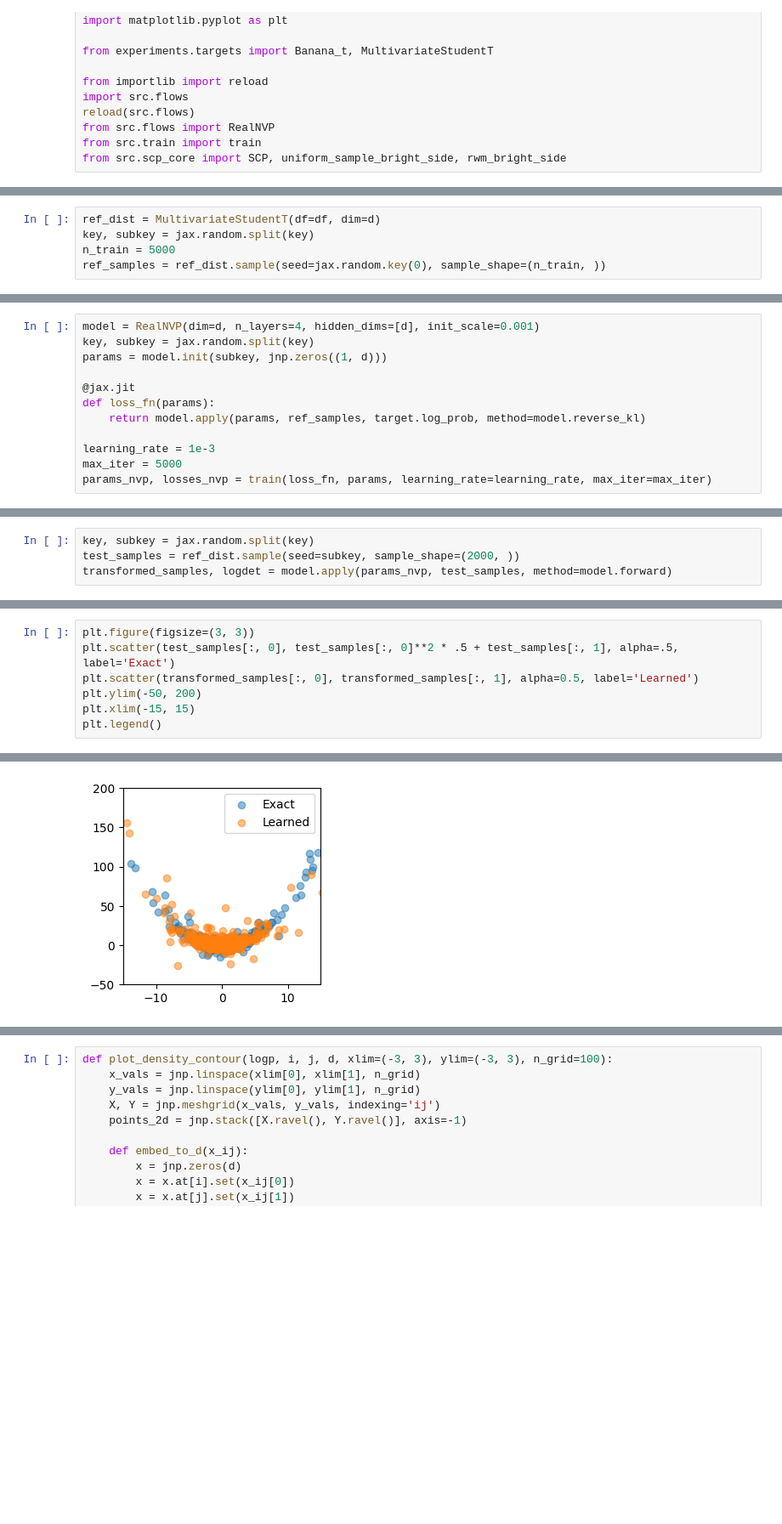
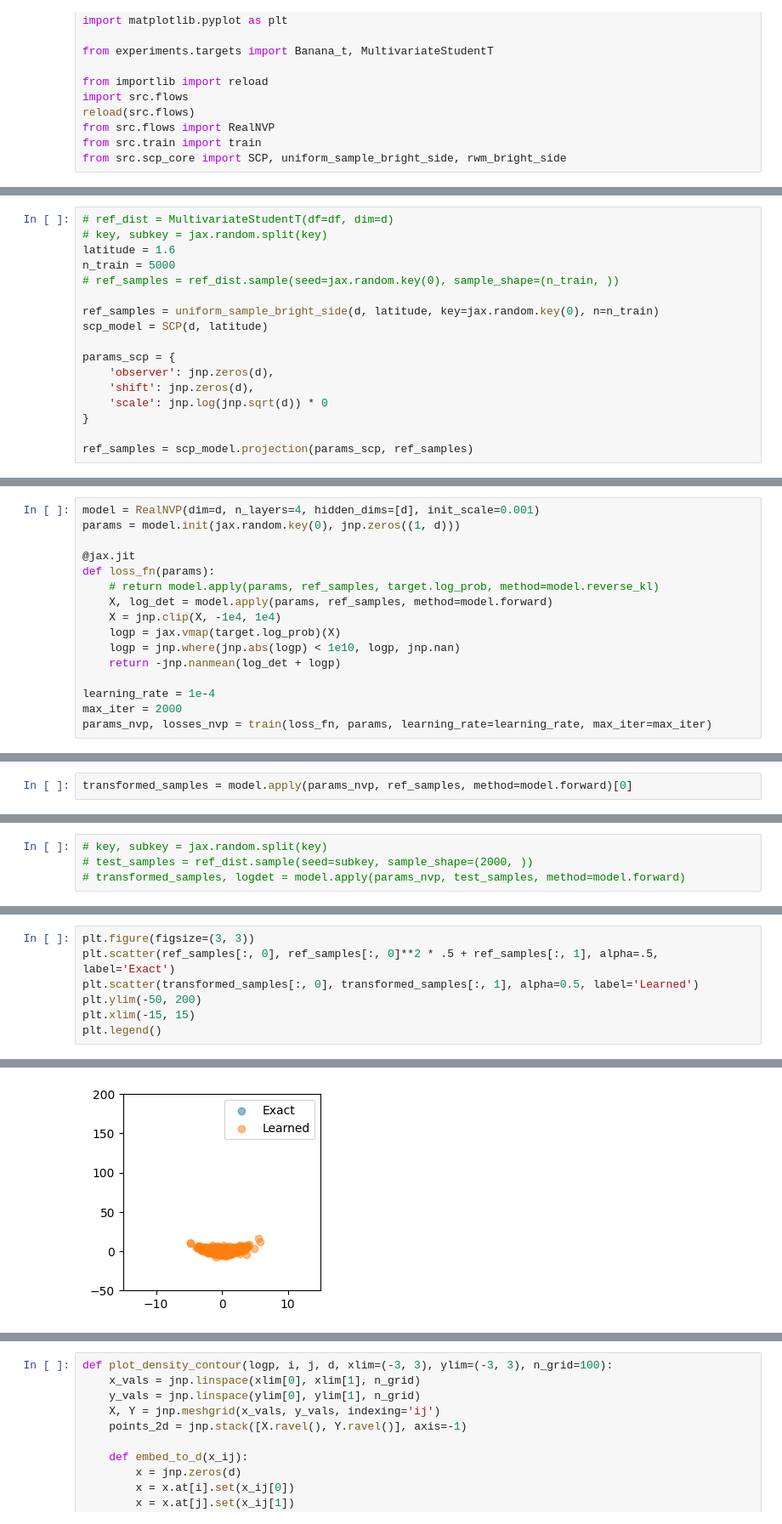
Before and after one commit to liusf15/sub-cauchy-sampler, a Jupyter notebook: experiments/test_realnvp.ipynb, the cells around one changed output, grey strips where cells are left out. Shown: that part at 85% size. Saved outputs shown, nothing was run; the diff lists cells and outputs as text; blank space fills up the shorter version.

```diff
--- a/experiments/test_realnvp.ipynb
+++ b/experiments/test_realnvp.ipynb
@@ -28,5 +34,17 @@ plt.scatter(exact_samples[:, 0], exact_samples[:, 1], alpha=0.5)
 # %%
-ref_dist = MultivariateStudentT(df=df, dim=d)
-key, subkey = jax.random.split(key)
+# ref_dist = MultivariateStudentT(df=df, dim=d)
+# key, subkey = jax.random.split(key)
+latitude = 1.6
 n_train = 5000
-ref_samples = ref_dist.sample(seed=jax.random.key(0), sample_shape=(n_train, ))
+# ref_samples = ref_dist.sample(seed=jax.random.key(0), sample_shape=(n_train, ))
+
+ref_samples = uniform_sample_bright_side(d, latitude, key=jax.random.key(0), n=n_train)
+scp_model = SCP(d, latitude)
+
+params_scp = {
+    'observer': jnp.zeros(d),
+    'shift': jnp.zeros(d),
+    'scale': jnp.log(jnp.sqrt(d)) * 0
+}
+
+ref_samples = scp_model.projection(params_scp, ref_samples)
@@ -33,14 +67,18 @@ ref_samples = ref_dist.sample(seed=jax.random.key(0), sample_shape=(n_train, ))
 # %%
 model = RealNVP(dim=d, n_layers=4, hidden_dims=[d], init_scale=0.001)
-key, subkey = jax.random.split(key)
-params = model.init(subkey, jnp.zeros((1, d)))
+params = model.init(jax.random.key(0), jnp.zeros((1, d)))
 
 @jax.jit
 def loss_fn(params):
-    return model.apply(params, ref_samples, target.log_prob, method=model.reverse_kl)
+    # return model.apply(params, ref_samples, target.log_prob, method=model.reverse_kl)
+    X, log_det = model.apply(params, ref_samples, method=model.forward)
+    X = jnp.clip(X, -1e4, 1e4)
+    logp = jax.vmap(target.log_prob)(X)
+    logp = jnp.where(jnp.abs(logp) < 1e10, logp, jnp.nan)
+    return -jnp.nanmean(log_det + logp)
 
-learning_rate = 1e-3
-max_iter = 5000
+learning_rate = 1e-4
+max_iter = 2000
 params_nvp, losses_nvp = train(loss_fn, params, learning_rate=learning_rate, max_iter=max_iter)
 # %%
 plt.figure(figsize=(3, 3))
@@ -50,0 +89,2 @@ plt.plot(losses_nvp)
+# %%
+transformed_samples = model.apply(params_nvp, ref_samples, method=model.forward)[0]
@@ -51,4 +103,4 @@ plt.plot(losses_nvp)
 # %%
-key, subkey = jax.random.split(key)
-test_samples = ref_dist.sample(seed=subkey, sample_shape=(2000, ))
-transformed_samples, logdet = model.apply(params_nvp, test_samples, method=model.forward)
+# key, subkey = jax.random.split(key)
+# test_samples = ref_dist.sample(seed=subkey, sample_shape=(2000, ))
+# transformed_samples, logdet = model.apply(params_nvp, test_samples, method=model.forward)
@@ -55,10 +111,10 @@ transformed_samples, logdet = model.apply(params_nvp, test_samples, method=model
 # %%
 plt.figure(figsize=(3, 3))
-plt.scatter(test_samples[:, 0], test_samples[:, 0]**2 * .5 + test_samples[:, 1], alpha=.5, label='Exact')
+plt.scatter(ref_samples[:, 0], ref_samples[:, 0]**2 * .5 + ref_samples[:, 1], alpha=.5, label='Exact')
 plt.scatter(transformed_samples[:, 0], transformed_samples[:, 1], alpha=0.5, label='Learned')
 plt.ylim(-50, 200)
 plt.xlim(-15, 15)
 plt.legend()
 # %% [output]
 <matplotlib.legend.Legend at 0x...>
-[figure, old version]
+[figure, new version]
```
Also changed, not shown: parts of 36 cells of this notebook, 3 other files.
